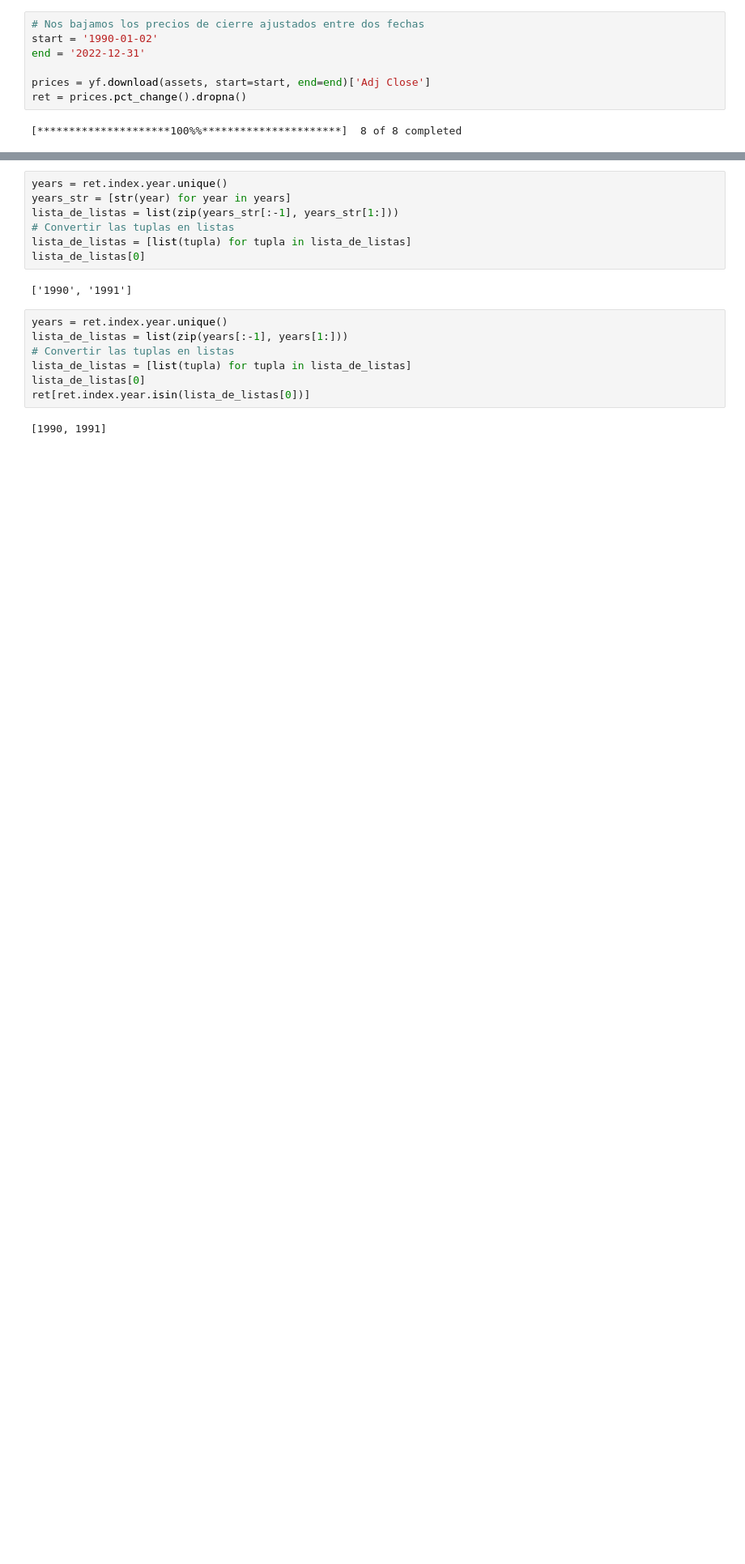
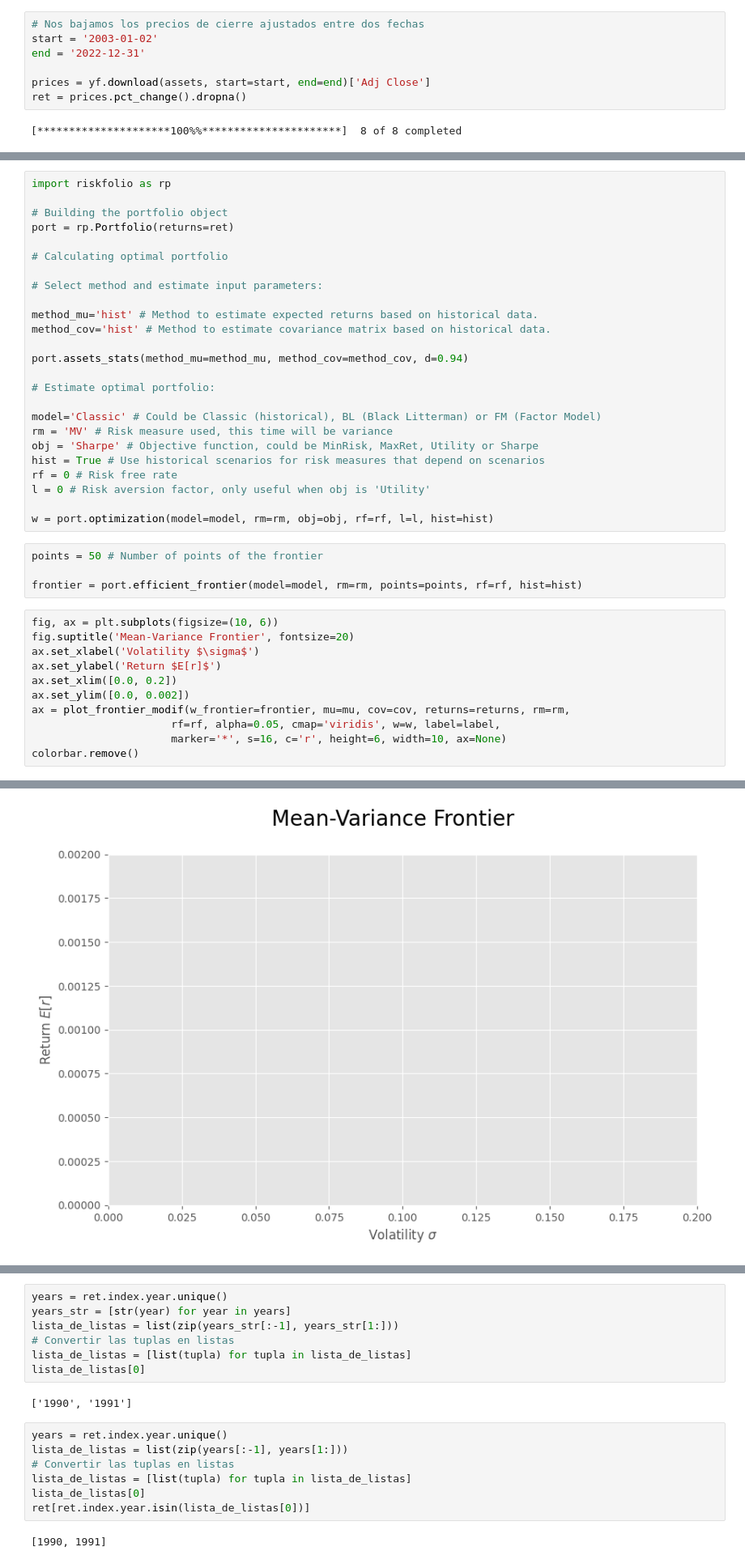
Before and after one commit to alfonso-santos/Portfolio-Optimization, a Jupyter notebook: source/Mean-Variance-errors.ipynb, the cells around one changed output, grey strips where cells are left out. Shown at 81% size. Drawn from its saved outputs; the diff is of its cells as text; blank space fills up the shorter version.

```diff
--- a/source/Mean-Variance-errors.ipynb
+++ b/source/Mean-Variance-errors.ipynb
@@ -16,7 +29,7 @@ plt.style.use('ggplot')
 assets = ['AAPL', 'APA', 'CMCSA', 'CPB', 'JCI', 'MO', 'MSFT', 'TGT']
 # %%
 # Nos bajamos los precios de cierre ajustados entre dos fechas
-start = '1990-01-02'
+start = '2003-01-02'
 end = '2022-12-31'
 
 prices = yf.download(assets, start=start, end=end)['Adj Close']
@@ -34,0 +42,41 @@ donde:
+# %%
+import riskfolio as rp
+
+# Building the portfolio object
+port = rp.Portfolio(returns=ret)
+
+# Calculating optimal portfolio
+
+# Select method and estimate input parameters:
+
+method_mu='hist' # Method to estimate expected returns based on historical data.
+method_cov='hist' # Method to estimate covariance matrix based on historical data.
+
+port.assets_stats(method_mu=method_mu, method_cov=method_cov, d=0.94)
+
+# Estimate optimal portfolio:
+
+model='Classic' # Could be Classic (historical), BL (Black Litterman) or FM (Factor Model)
+rm = 'MV' # Risk measure used, this time will be variance
+obj = 'Sharpe' # Objective function, could be MinRisk, MaxRet, Utility or Sharpe
+hist = True # Use historical scenarios for risk measures that depend on scenarios
+rf = 0 # Risk free rate
+l = 0 # Risk aversion factor, only useful when obj is 'Utility'
+
+w = port.optimization(model=model, rm=rm, obj=obj, rf=rf, l=l, hist=hist)
+# %%
+points = 50 # Number of points of the frontier
+
+frontier = port.efficient_frontier(model=model, rm=rm, points=points, rf=rf, hist=hist)
+# %%
+fig, ax = plt.subplots(figsize=(10, 6))
+fig.suptitle('Mean-Variance Frontier', fontsize=20)
+ax.set_xlabel('Volatility $\sigma$')
+ax.set_ylabel('Return $E[r]$')
+ax.set_xlim([0.0, 0.2])
+ax.set_ylim([0.0, 0.002])
+ax = plot_frontier_modif(w_frontier=frontier, mu=mu, cov=cov, returns=returns, rm=rm,
+                      rf=rf, alpha=0.05, cmap='viridis', w=w, label=label,
+                      marker='*', s=16, c='r', height=6, width=10, ax=None)
+colorbar.remove()
+# %% [output]
@@ -34,0 +84 @@ donde:
+[figure, added]
```
Also changed, not shown: parts of 16 cells of this notebook, 1 other file.
